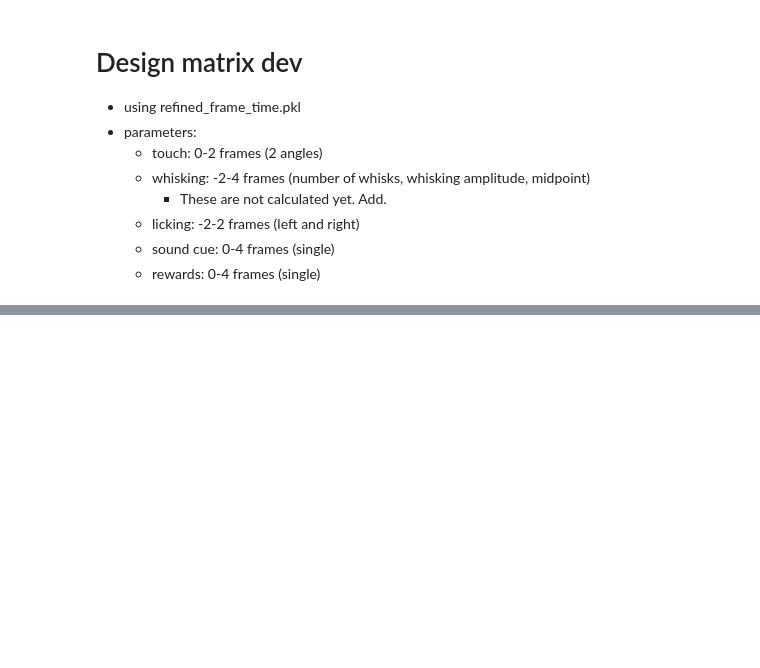
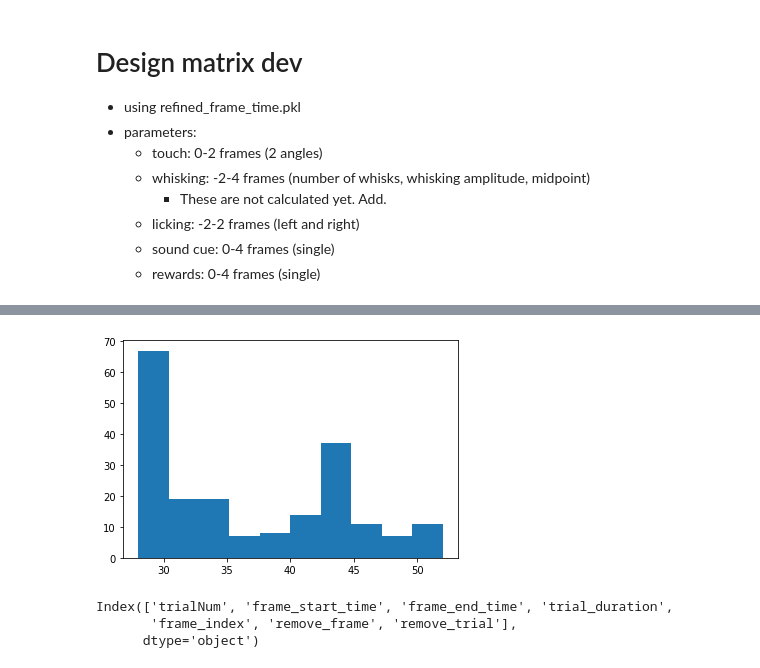
Before and after one commit to jkim0731/Neural-stretching-in-vS1, a Jupyter notebook: data_analysis/240131_glm_test.ipynb, the cells around one changed output, grey strips where cells are left out. Saved outputs shown, nothing was run; the diff lists cells and outputs as text; code cells hidden in the pictures; blank space fills up the shorter version.

Commit message:
up to fixing pandas warnings and poleout frame - re-running GLM and touch-tuning

```diff
--- a/data_analysis/240131_glm_test.ipynb
+++ b/data_analysis/240131_glm_test.ipynb
@@ -106,0 +114,16 @@ whisker_df.head()
+# %%
+refined_ophys_frametime = ophys_frametime.query('remove_trial==False').reset_index()
+assert refined_ophys_frametime.remove_frame.values.sum() == 0
+# %%
+plt.hist(refined_ophys_frametime.groupby('trialNum').apply(len).values);
+# plenty of time to get rid of 4 frames
+# max 15% of loss
+# Would be a little bit more for slower frame rate
+# %% [output]
+[figure, added]
+# %%
+refined_ophys_frametime.keys()
+# %% [output]
+Index(['trialNum', 'frame_start_time', 'frame_end_time', 'trial_duration',
+       'frame_index', 'remove_frame', 'remove_trial'],
+      dtype='object')
```
Also changed, not shown: parts of 116 cells of this notebook, 1 other file.
